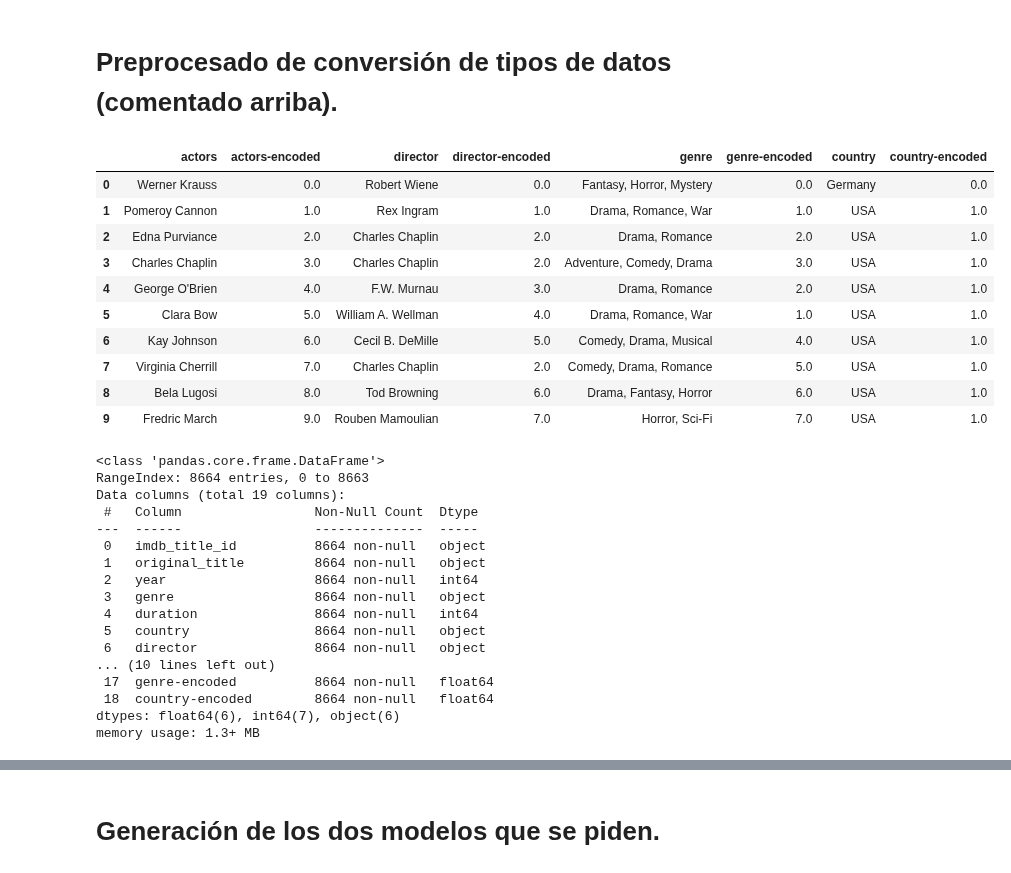
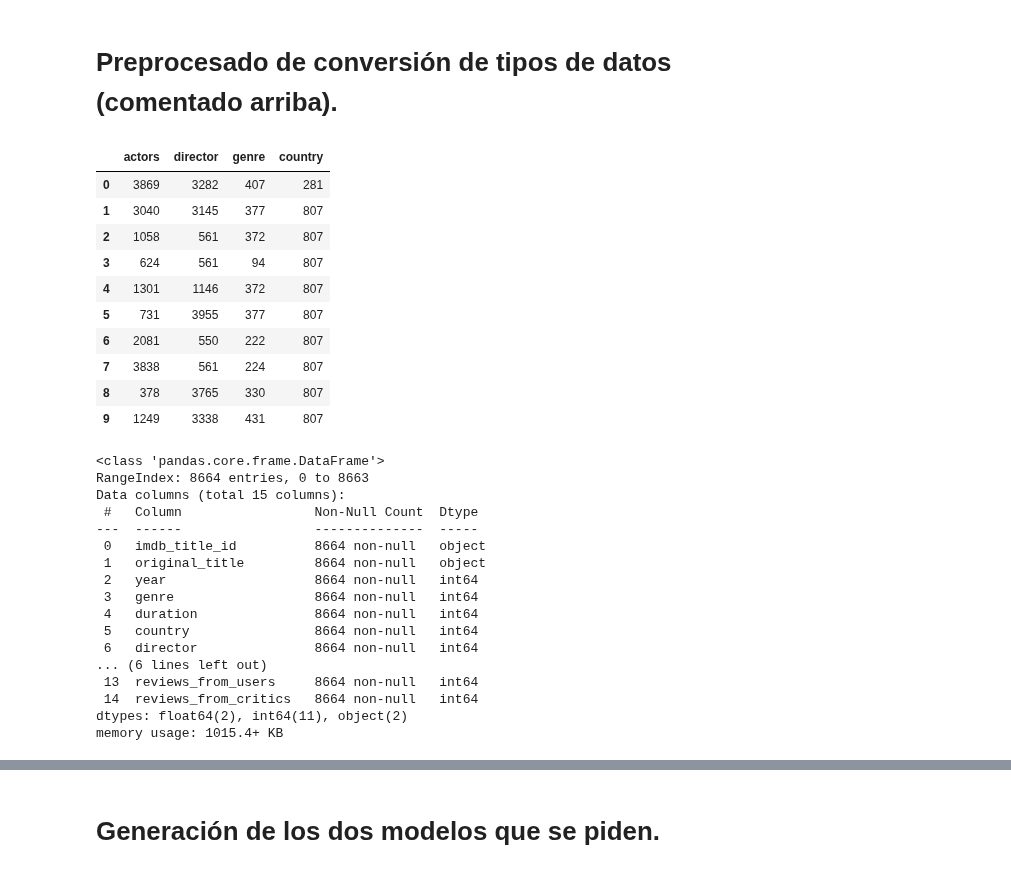
Before and after one commit to JALVARADORUIZ/Magister_BigData_UB, a Jupyter notebook: M6_AI1_AlvaradoRuizJoseArmando.ipynb, the cells around one changed output, grey strips where cells are left out. Cells and saved outputs as stored; diff of their text form; code cells hidden in the pictures.

```diff
--- a/M6_AI1_AlvaradoRuizJoseArmando.ipynb
+++ b/M6_AI1_AlvaradoRuizJoseArmando.ipynb
@@ -59,7 +59,7 @@ from sklearn.tree import plot_tree
 # %% [markdown]
 # Carga de Datos y visualización general
 # %%
-file_name = '/content/act2_IMDb movies_ml.csv'
+file_name = '/content/data/act2_IMDb movies_ml.csv'
 df = pd.read_csv(file_name, sep=';', decimal=',')
 # %% [markdown]
 Visualización de los primeros 10 registros del dataset.
@@ -135,36 +129,27 @@ list_countries = df.country.unique()
-# %%
-# Creamos el codificador indicandole el orden de la variables. Se utiliza la funcion OrdinalEncoder de skit-learn
-encoder_actors = OrdinalEncoder(categories=[list_actors])
-encoder_directors = OrdinalEncoder(categories=[list_directors])
-encoder_genres = OrdinalEncoder(categories=[list_genres])
-encoder_countries = OrdinalEncoder(categories=[list_countries])
-
-# Ajustamos el codificador con las variables "actors,director,genre y country" y las transformamos:
-encoder_actors.fit(df[["actors"]])
-encoder_directors.fit(df[["director"]])
-encoder_genres.fit(df[["genre"]])
-encoder_countries.fit(df[["country"]])
-
-# Genero nuevas variables con la asignación numerica de las variables categoricas:
-
-df["actors-encoded"] = encoder_actors.transform(df[["actors"]])
-df["director-encoded"] = encoder_directors.transform(df[["director"]])
-df["genre-encoded"] = encoder_genres.transform(df[["genre"]])
-df["country-encoded"] = encoder_countries.transform(df[["country"]])
+# %%
+encoder_actors = LabelEncoder()
+encoder_directors = LabelEncoder()
+encoder_genres = LabelEncoder()
+encoder_countries = LabelEncoder()
+
+df["actors"] = encoder_actors.fit_transform(df["actors"].values)
+df["director"] = encoder_actors.fit_transform(df["director"].values)
+df["genre"] = encoder_actors.fit_transform(df["genre"].values)
+df["country"] = encoder_actors.fit_transform(df["country"].values)
 # %%
-df[["actors", "actors-encoded","director","director-encoded","genre","genre-encoded","country","country-encoded"]].head(10)
+df[["actors","director","genre","country"]].head(10)
 # %% [output]
-|  | actors | actors-encoded | director | director-encoded | genre | genre-encoded | country | country-encoded |
-| 0 | Werner Krauss | 0.0 | Robert Wiene | 0.0 | Fantasy, Horror, Mystery | 0.0 | Germany | 0.0 |
-| 1 | Pomeroy Cannon | 1.0 | Rex Ingram | 1.0 | Drama, Romance, War | 1.0 | USA | 1.0 |
-| 2 | Edna Purviance | 2.0 | Charles Chaplin | 2.0 | Drama, Romance | 2.0 | USA | 1.0 |
-| 3 | Charles Chaplin | 3.0 | Charles Chaplin | 2.0 | Adventure, Comedy, Drama | 3.0 | USA | 1.0 |
-| 4 | George O'Brien | 4.0 | F.W. Murnau | 3.0 | Drama, Romance | 2.0 | USA | 1.0 |
-| 5 | Clara Bow | 5.0 | William A. Wellman | 4.0 | Drama, Romance, War | 1.0 | USA | 1.0 |
-| 6 | Kay Johnson | 6.0 | Cecil B. DeMille | 5.0 | Comedy, Drama, Musical | 4.0 | USA | 1.0 |
-| 7 | Virginia Cherrill | 7.0 | Charles Chaplin | 2.0 | Comedy, Drama, Romance | 5.0 | USA | 1.0 |
-| 8 | Bela Lugosi | 8.0 | Tod Browning | 6.0 | Drama, Fantasy, Horror | 6.0 | USA | 1.0 |
-| 9 | Fredric March | 9.0 | Rouben Mamoulian | 7.0 | Horror, Sci-Fi | 7.0 | USA | 1.0 |
+|  | actors | director | genre | country |
+| 0 | 3869 | 3282 | 407 | 281 |
+| 1 | 3040 | 3145 | 377 | 807 |
+| 2 | 1058 | 561 | 372 | 807 |
+| 3 | 624 | 561 | 94 | 807 |
+| 4 | 1301 | 1146 | 372 | 807 |
+| 5 | 731 | 3955 | 377 | 807 |
+| 6 | 2081 | 550 | 222 | 807 |
+| 7 | 3838 | 561 | 224 | 807 |
+| 8 | 378 | 3765 | 330 | 807 |
+| 9 | 1249 | 3338 | 431 | 807 |
 # %%
 # Conversion de variables “budget” como “worldwide_gross_income”
 
@@ -181,18 +166,18 @@ df.info()
 # %% [output]
 <class 'pandas.core.frame.DataFrame'>
 RangeIndex: 8664 entries, 0 to 8663
-Data columns (total 19 columns):
+Data columns (total 15 columns):
  #   Column                 Non-Null Count  Dtype
 ---  ------                 --------------  -----
  0   imdb_title_id          8664 non-null   object
  1   original_title         8664 non-null   object
  2   year                   8664 non-null   int64
- 3   genre                  8664 non-null   object
+ 3   genre                  8664 non-null   int64
  4   duration               8664 non-null   int64
- 5   country                8664 non-null   object
- 6   director               8664 non-null   object
-... (10 lines left out)
- 17  genre-encoded          8664 non-null   float64
- 18  country-encoded        8664 non-null   float64
-dtypes: float64(6), int64(7), object(6)
-memory usage: 1.3+ MB
+ 5   country                8664 non-null   int64
+ 6   director               8664 non-null   int64
+... (6 lines left out)
+ 13  reviews_from_users     8664 non-null   int64
+ 14  reviews_from_critics   8664 non-null   int64
+dtypes: float64(2), int64(11), object(2)
+memory usage: 1015.4+ KB
```
Also changed, not shown: parts of 24 cells of this notebook.
